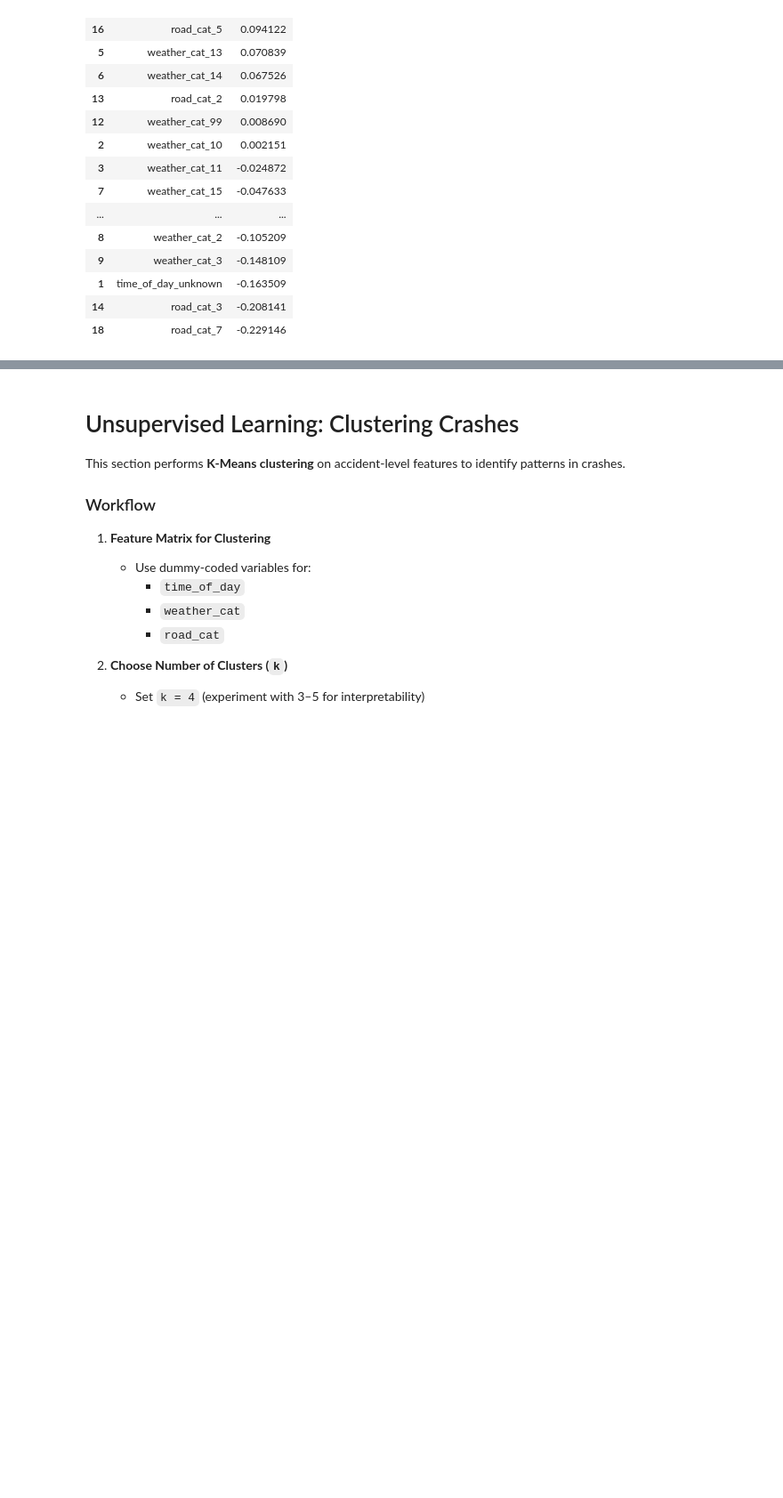
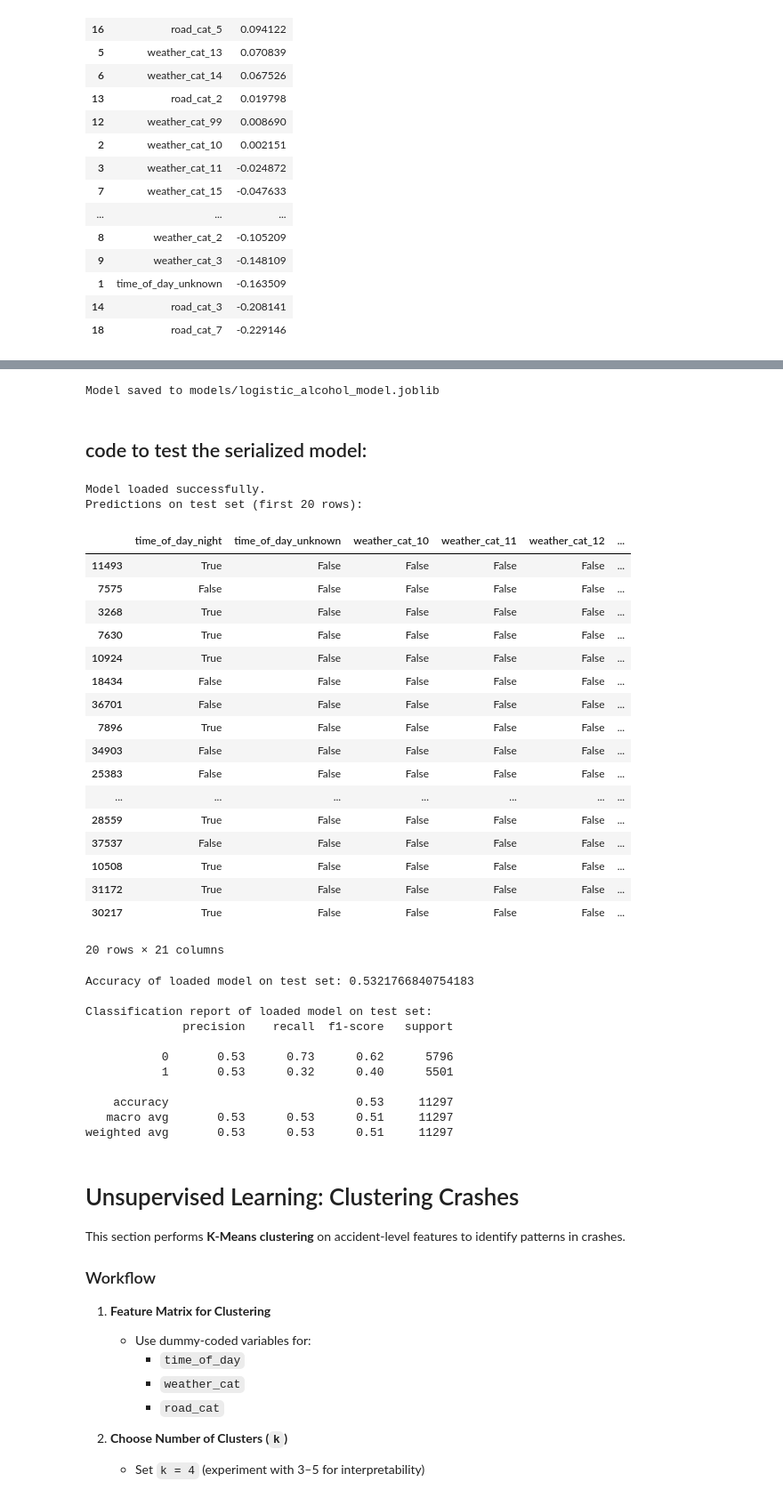
Before and after one commit to JarvinChavez/Data-science-assignments, a Jupyter notebook: final_project/final_project.ipynb, the cells around one changed output, grey strips where cells are left out. Shown: that part at 89% size. Saved outputs shown, nothing was run; the diff lists cells and outputs as text; code cells hidden in the pictures; blank space fills up the shorter version.

Commit message:
added code for serialization and some more visuals

```diff
--- a/final_project/final_project.ipynb
+++ b/final_project/final_project.ipynb
@@ -467,3 +476,75 @@ weighted avg       0.53      0.53      0.51     11297
+# %%
+import joblib
+# ---------------------------
+# SERIALIZATION
+# ---------------------------
+
+# Ensure the models folder exists
+os.makedirs("models", exist_ok=True)
+
+# Save the trained Logistic Regression model
+joblib.dump(model, "models/logistic_alcohol_model.joblib")
+print("Model saved to models/logistic_alcohol_model.joblib")
+# %% [output]
+Model saved to models/logistic_alcohol_model.joblib
+# %% [markdown]
+## code to test the serialized model:
+# %%
+import joblib
+
+# Load the trained Logistic Regression model
+loaded_model = joblib.load("models/logistic_alcohol_model.joblib")
+print("Model loaded successfully.")
+
+# Make predictions on the same X_test used in training/testing split
+y_pred_loaded = loaded_model.predict(X_test)
+
+# Display the first 20 predictions alongside the actual values
+output_df = X_test.copy()
+output_df["actual_alcohol"] = y_test.values
+output_df["predicted_alcohol"] = y_pred_loaded
+
+print("Predictions on test set (first 20 rows):")
+display(output_df.head(20))
+
+# Optional: evaluate accuracy again to confirm it matches previous evaluation
+from sklearn.metrics import accuracy_score, classification_report
+
+print("\nAccuracy of loaded model on test set:", accuracy_score(y_test, y_pred_loaded))
+print("\nClassification report of loaded model on test set:")
+print(classification_report(y_test, y_pred_loaded))
+# %% [output]
+Model loaded successfully.
+Predictions on test set (first 20 rows):
+|  | time_of_day_night | time_of_day_unknown | weather_cat_10 | weather_cat_11 | weather_cat_12 | ... |
+| 11493 | True | False | False | False | False | ... |
+| 7575 | False | False | False | False | False | ... |
+| 3268 | True | False | False | False | False | ... |
+| 7630 | True | False | False | False | False | ... |
+| 10924 | True | False | False | False | False | ... |
+| 18434 | False | False | False | False | False | ... |
+| 36701 | False | False | False | False | False | ... |
+| 7896 | True | False | False | False | False | ... |
+| 34903 | False | False | False | False | False | ... |
+| 25383 | False | False | False | False | False | ... |
+| ... | ... | ... | ... | ... | ... | ... |
+| 28559 | True | False | False | False | False | ... |
+| 37537 | False | False | False | False | False | ... |
+| 10508 | True | False | False | False | False | ... |
+| 31172 | True | False | False | False | False | ... |
+| 30217 | True | False | False | False | False | ... |
+20 rows × 21 columns
+Accuracy of loaded model on test set: 0.5321766840754183
+
+Classification report of loaded model on test set:
+              precision    recall  f1-score   support
+
+           0       0.53      0.73      0.62      5796
+           1       0.53      0.32      0.40      5501
+
+    accuracy                           0.53     11297
+   macro avg       0.53      0.53      0.51     11297
+weighted avg       0.53      0.53      0.51     11297
 # %% [markdown]
 # Unsupervised Learning: Clustering Crashes
 
```
Also changed, not shown: parts of 1 cell of this notebook, 2 other files.
